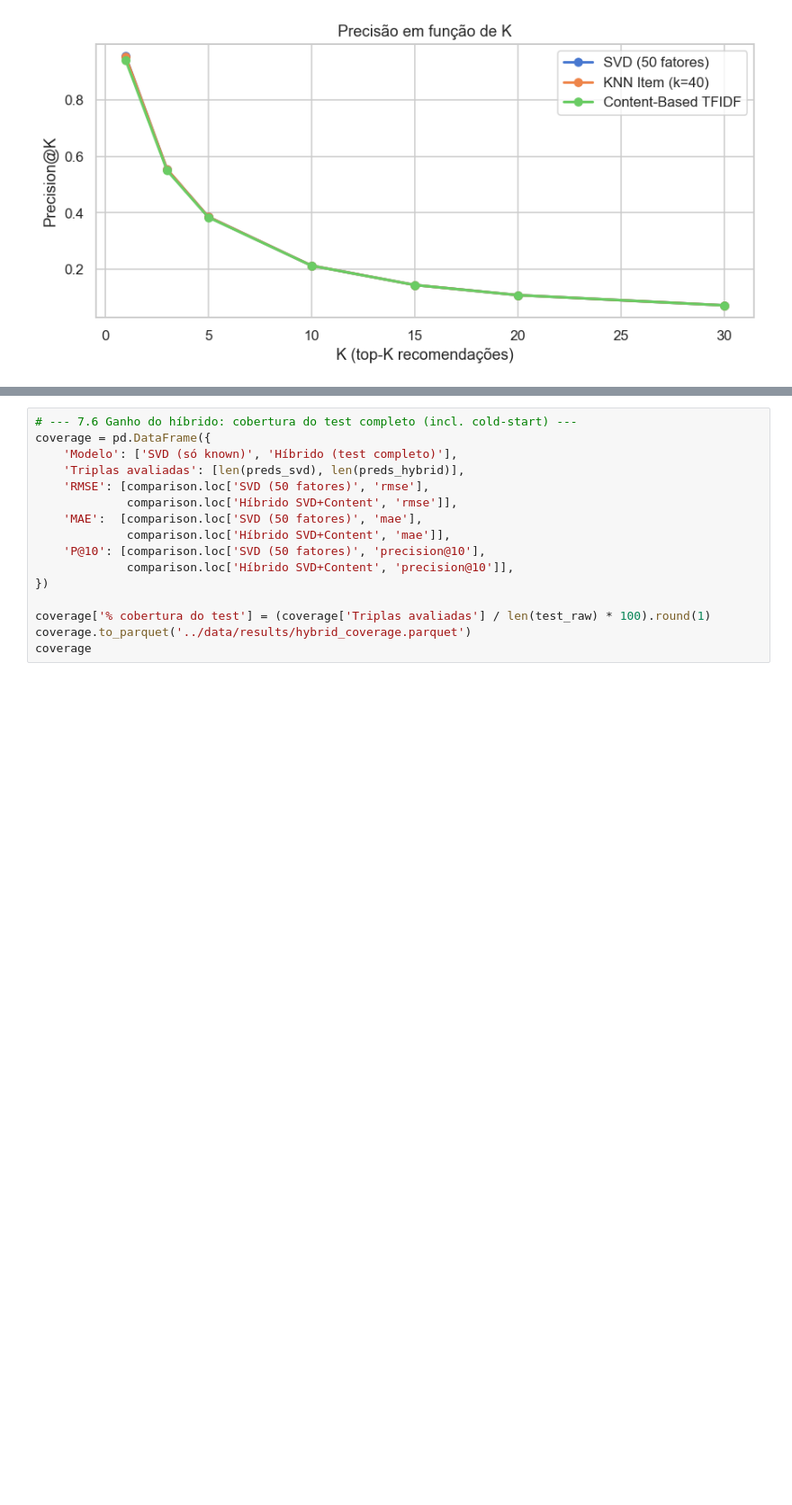
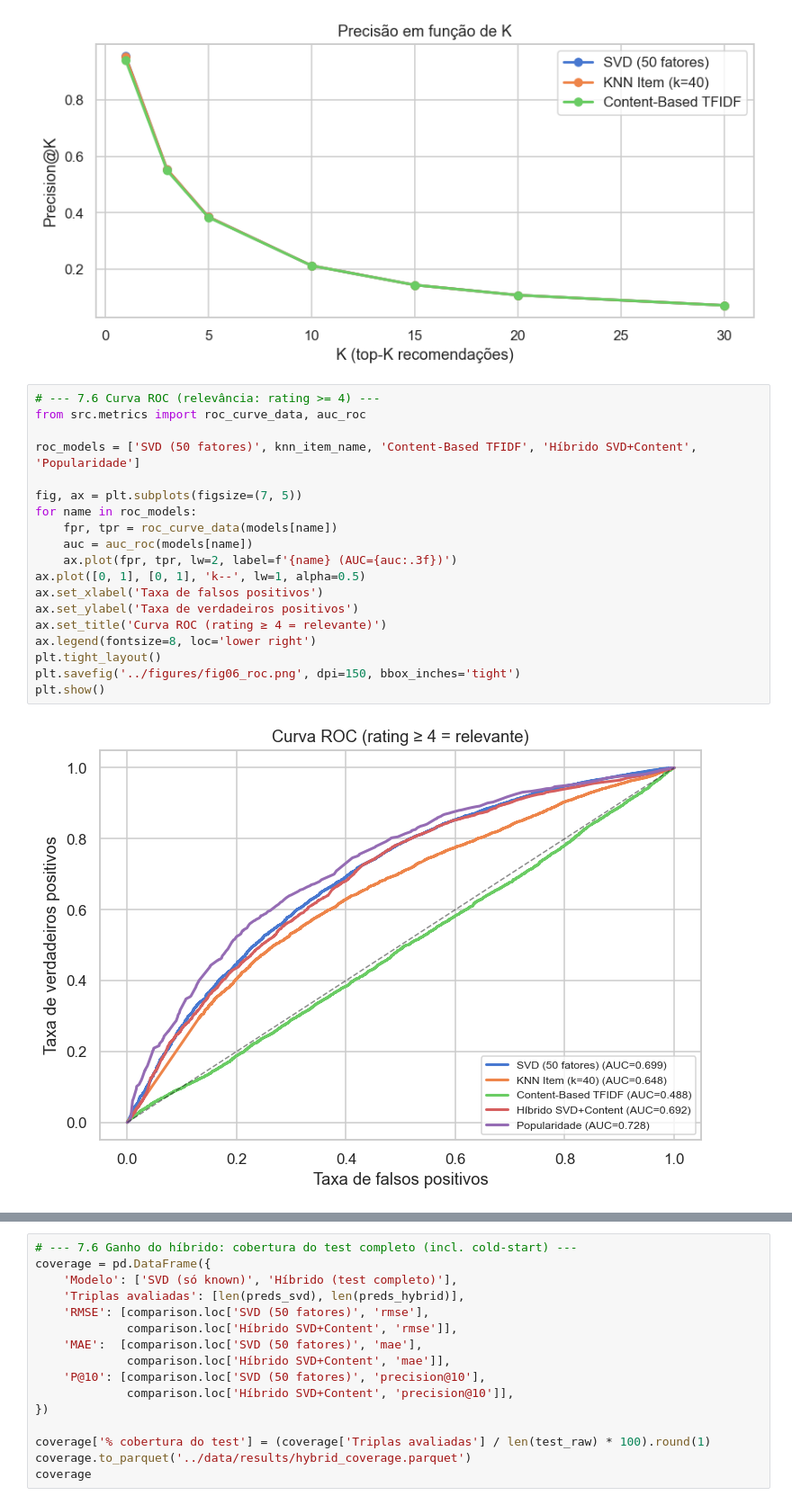
Before and after one commit to guilhermersduarte/Projeto-Aplicado3-Grupo12, a Jupyter notebook: notebooks/05_RESULTS_comparison.ipynb, the cells around one changed output, grey strips where cells are left out. Shown at 90% size. Drawn from its saved outputs; the diff is of its cells as text; blank space fills up the shorter version.

```diff
--- a/notebooks/05_RESULTS_comparison.ipynb
+++ b/notebooks/05_RESULTS_comparison.ipynb
@@ -395,3 +369,24 @@ plt.savefig('../figures/fig05_precision_vs_k.png', dpi=150, bbox_inches='tight')
 plt.show()
 # %% [output]
 [figure]
+# %%
+# --- 7.6 Curva ROC (relevância: rating >= 4) ---
+from src.metrics import roc_curve_data, auc_roc
+
+roc_models = ['SVD (50 fatores)', knn_item_name, 'Content-Based TFIDF', 'Híbrido SVD+Content', 'Popularidade']
+
+fig, ax = plt.subplots(figsize=(7, 5))
+for name in roc_models:
+    fpr, tpr = roc_curve_data(models[name])
+    auc = auc_roc(models[name])
+    ax.plot(fpr, tpr, lw=2, label=f'{name} (AUC={auc:.3f})')
+ax.plot([0, 1], [0, 1], 'k--', lw=1, alpha=0.5)
+ax.set_xlabel('Taxa de falsos positivos')
+ax.set_ylabel('Taxa de verdadeiros positivos')
+ax.set_title('Curva ROC (rating ≥ 4 = relevante)')
+ax.legend(fontsize=8, loc='lower right')
+plt.tight_layout()
+plt.savefig('../figures/fig06_roc.png', dpi=150, bbox_inches='tight')
+plt.show()
+# %% [output]
+[figure, added]
```
Also changed, not shown: parts of 17 cells of this notebook, 11 other files.
